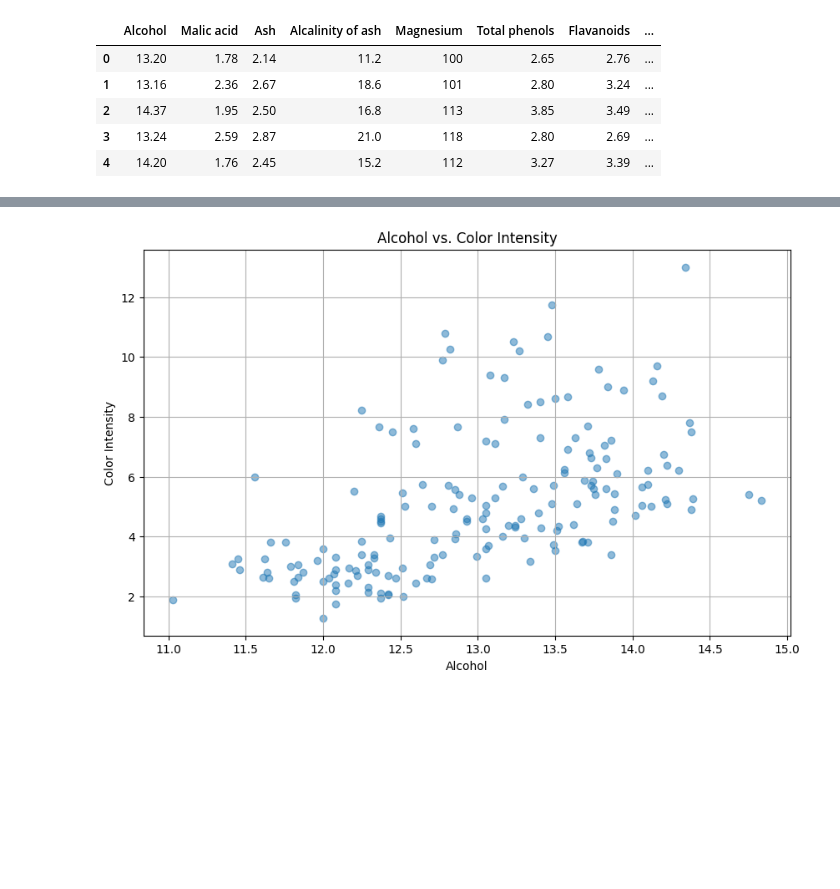
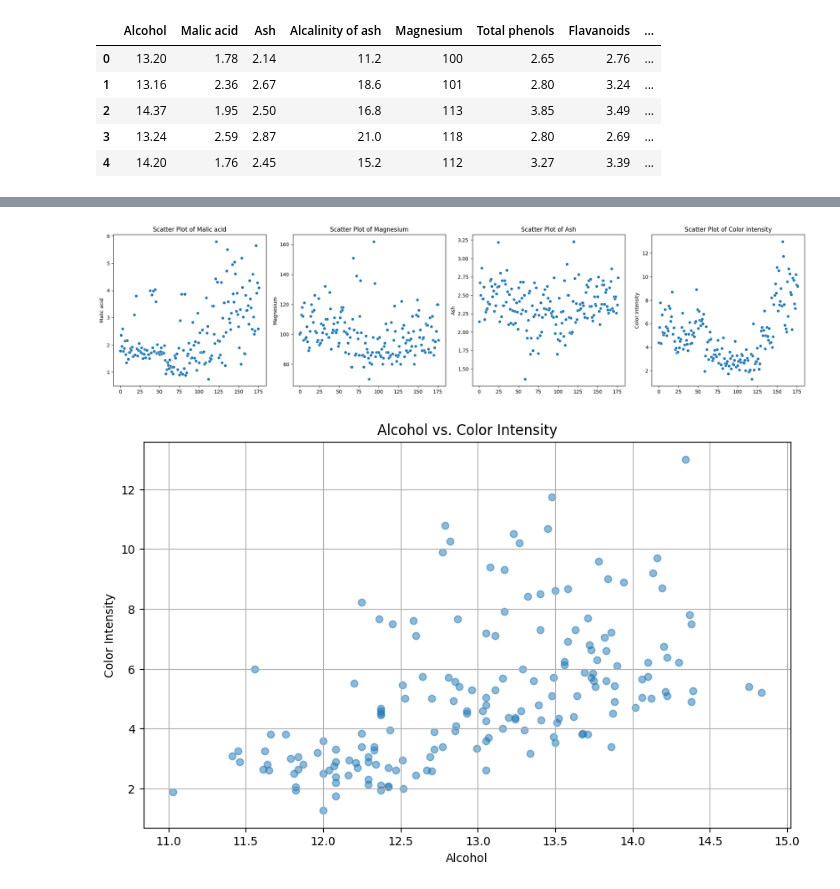
Before and after one commit to pierGit7/WineStudy, a Jupyter notebook: wine_notebook.ipynb, the cells around one changed output, grey strips where cells are left out. Cells and saved outputs as stored; diff of their text form; code cells hidden in the pictures; blank space fills up the shorter version.

Commit message:
outliers analysis

```diff
--- a/wine_notebook.ipynb
+++ b/wine_notebook.ipynb
@@ -37,3 +91,22 @@ Series([], dtype: int64)
+# %%
+import seaborn as sns
+import matplotlib.pyplot as plt
+
+# List of columns with outliers to investigate
+columns_to_plot = ['Malic acid', 'Magnesium', 'Ash', 'Color intensity']  # Replace with your relevant columns
+
+# Create a figure with subplots - 1 row, 4 columns
+fig, axes = plt.subplots(1, len(columns_to_plot), figsize=(20, 5))  # Adjust figsize as needed
+
+# Plot each attribute in its respective subplot
+for i, col in enumerate(columns_to_plot):
+    sns.scatterplot(data=df, x=range(len(df)), y=col, ax=axes[i])
+    axes[i].set_title(f'Scatter Plot of {col}')
+
+plt.tight_layout()  # Adjust the spacing between plots
+plt.show()
+# %% [output]
+[figure, added]
 # %%
 # Test plot:
 
```
Also changed, not shown: parts of 2 cells of this notebook.
